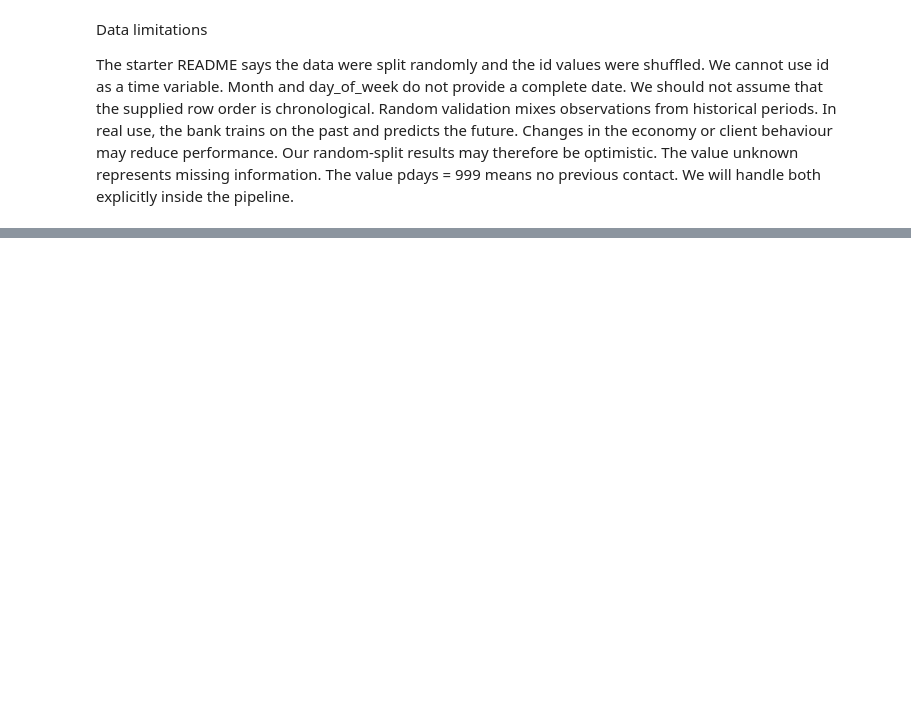
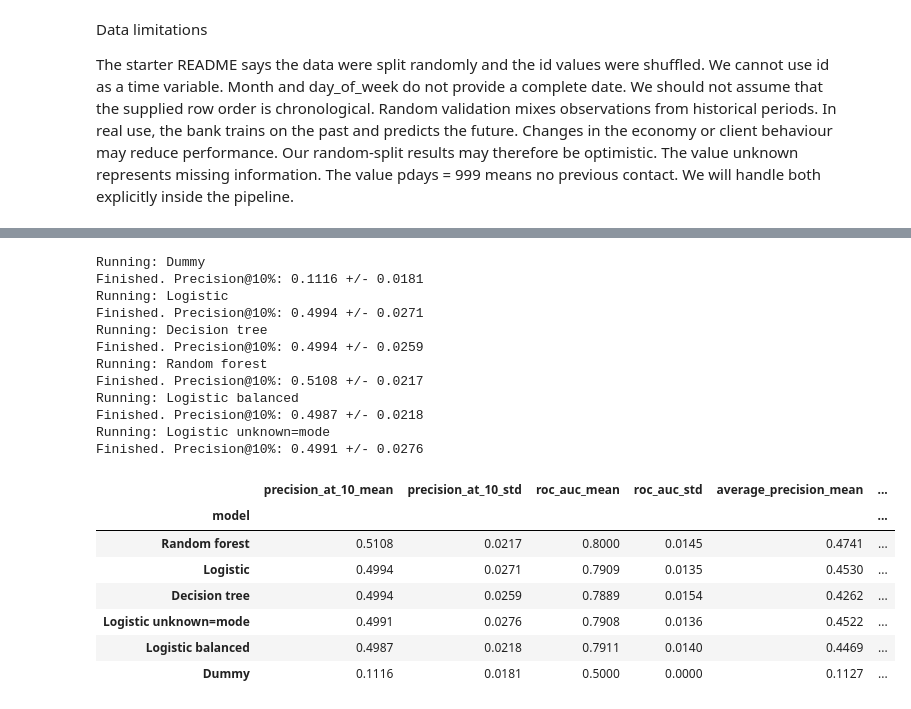
Before and after one commit to nurtore067/gumar_ML_task_3, a Jupyter notebook: gumar_task3.ipynb, the cells around one changed output, grey strips where cells are left out. Saved outputs shown, nothing was run; the diff lists cells and outputs as text; code cells hidden in the pictures; blank space fills up the shorter version.

```diff
--- a/gumar_task3.ipynb
+++ b/gumar_task3.ipynb
@@ -284,0 +504,65 @@ We will handle both explicitly inside the pipeline.
+# %%
+cv_results = {}
+summary_rows = []
+
+for name, pipeline in candidates.items():
+    print(f"Running: {name}", flush=True)
+
+    result = cross_validate(
+        pipeline,
+        X_train,
+        y_train,
+        cv=cv_splits,
+        scoring=scoring,
+        n_jobs=1,
+        error_score="raise"
+    )
+
+    cv_results[name] = result
+
+    row = {"model": name}
+
+    for metric in scoring:
+        fold_values = result[f"test_{metric}"]
+
+        row[f"{metric}_mean"] = fold_values.mean()
+        row[f"{metric}_std"] = fold_values.std(ddof=1)
+
+    summary_rows.append(row)
+
+    print(
+        "Finished. Precision@10%:",
+        f"{row['precision_at_10_mean']:.4f}",
+        "+/-",
+        f"{row['precision_at_10_std']:.4f}",
+        flush=True
+    )
+
+comparison = (
+    pd.DataFrame(summary_rows)
+    .set_index("model")
+    .sort_values("precision_at_10_mean", ascending=False)
+)
+
+display(comparison.round(4))
+# %% [output]
+Running: Dummy
+Finished. Precision@10%: 0.1116 +/- 0.0181
+Running: Logistic
+Finished. Precision@10%: 0.4994 +/- 0.0271
+Running: Decision tree
+Finished. Precision@10%: 0.4994 +/- 0.0259
+Running: Random forest
+Finished. Precision@10%: 0.5108 +/- 0.0217
+Running: Logistic balanced
+Finished. Precision@10%: 0.4987 +/- 0.0218
+Running: Logistic unknown=mode
+Finished. Precision@10%: 0.4991 +/- 0.0276
+|  | precision_at_10_mean | precision_at_10_std | roc_auc_mean | roc_auc_std | average_precision_mean | ... |
+| model |  |  |  |  |  | ... |
+| Random forest | 0.5108 | 0.0217 | 0.8000 | 0.0145 | 0.4741 | ... |
+| Logistic | 0.4994 | 0.0271 | 0.7909 | 0.0135 | 0.4530 | ... |
+| Decision tree | 0.4994 | 0.0259 | 0.7889 | 0.0154 | 0.4262 | ... |
+| Logistic unknown=mode | 0.4991 | 0.0276 | 0.7908 | 0.0136 | 0.4522 | ... |
+| Logistic balanced | 0.4987 | 0.0218 | 0.7911 | 0.0140 | 0.4469 | ... |
+| Dummy | 0.1116 | 0.0181 | 0.5000 | 0.0000 | 0.1127 | ... |
```
Also changed, not shown: parts of 6 cells of this notebook.
